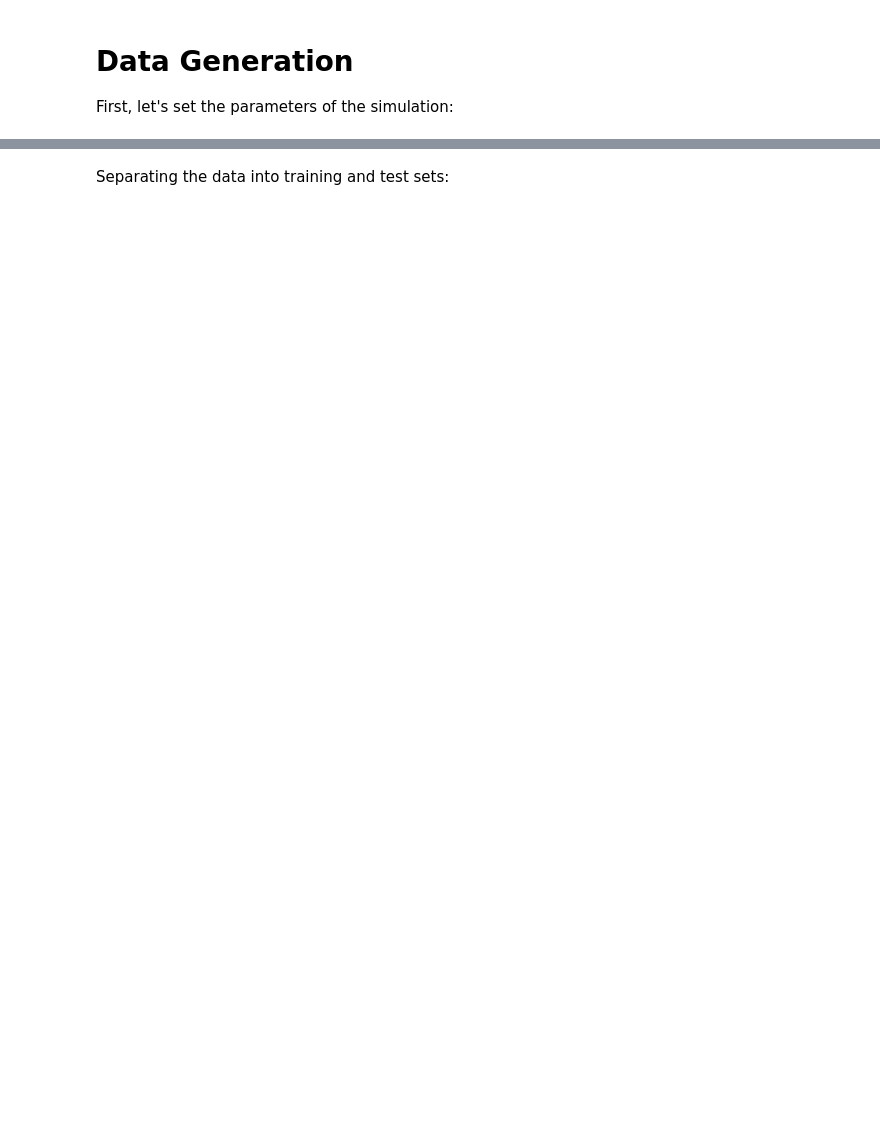
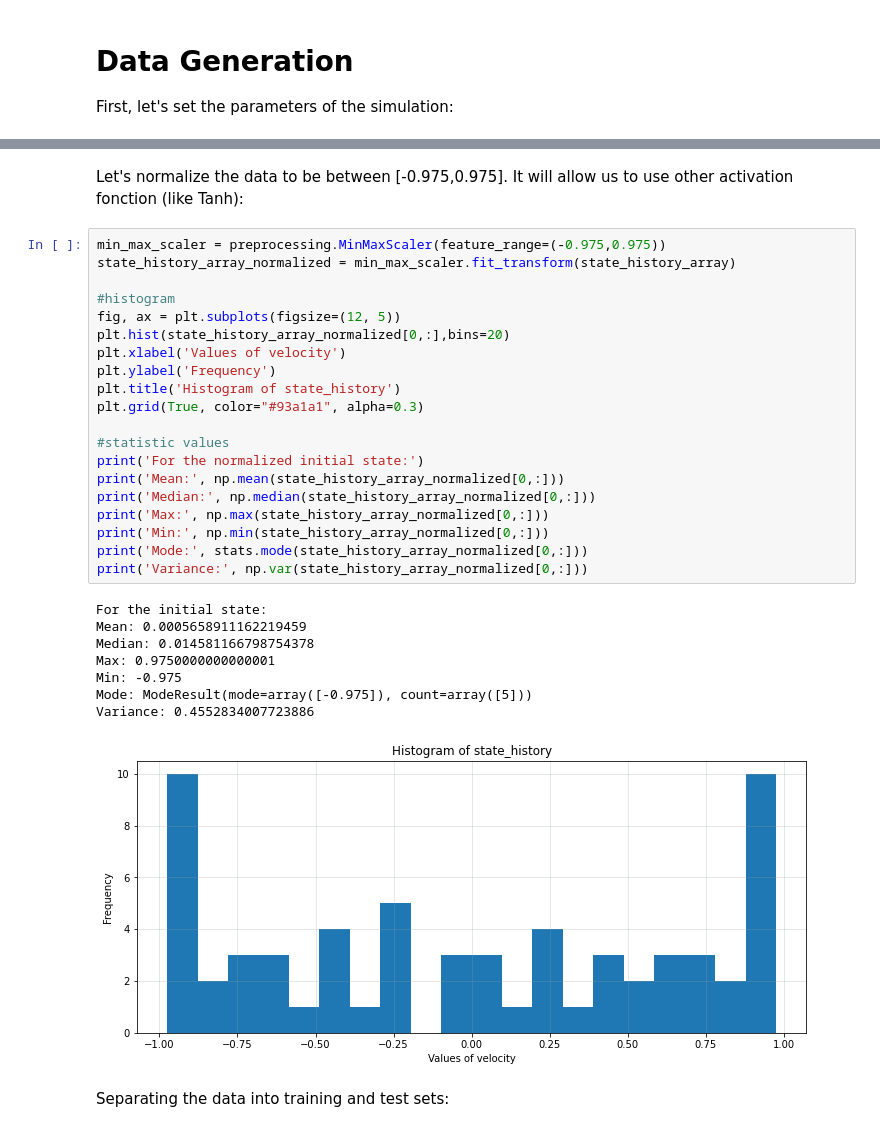
Before and after one commit to calladogt/Deep-learning-to-the-modeling-of-chaotic-dynamics-systems, a Jupyter notebook: Simulators/ks-simulator/KS-modelFF.ipynb, the cells around one changed output, grey strips where cells are left out. Cells and saved outputs as stored; diff of their text form; blank space fills up the shorter version.

```diff
--- a/Simulators/ks-simulator/KS-modelFF.ipynb
+++ b/Simulators/ks-simulator/KS-modelFF.ipynb
@@ -48,3 +177,34 @@ The final time: 1000.0
+# %% [markdown]
+Let's normalize the data to be between [-0.975,0.975]. It will allow us to use other activation fonction (like Tanh):
+# %%
+min_max_scaler = preprocessing.MinMaxScaler(feature_range=(-0.975,0.975))
+state_history_array_normalized = min_max_scaler.fit_transform(state_history_array)
+
+#histogram
+fig, ax = plt.subplots(figsize=(12, 5))
+plt.hist(state_history_array_normalized[0,:],bins=20)
+plt.xlabel('Values of velocity')
+plt.ylabel('Frequency')
+plt.title('Histogram of state_history')
+plt.grid(True, color="#93a1a1", alpha=0.3)
+
+#statistic values
+print('For the normalized initial state:')
+print('Mean:', np.mean(state_history_array_normalized[0,:]))
+print('Median:', np.median(state_history_array_normalized[0,:]))
+print('Max:', np.max(state_history_array_normalized[0,:]))
+print('Min:', np.min(state_history_array_normalized[0,:]))
+print('Mode:', stats.mode(state_history_array_normalized[0,:]))
+print('Variance:', np.var(state_history_array_normalized[0,:]))
+# %% [output]
+For the initial state:
+Mean: 0.0005658911162219459
+Median: 0.014581166798754378
+Max: 0.9750000000000001
+Min: -0.975
+Mode: ModeResult(mode=array([-0.975]), count=array([5]))
+Variance: 0.4552834007723886
+[figure, added]
 # %% [markdown]
 Separating the data into training and test sets:
 # %%
```
Also changed, not shown: parts of 15 cells of this notebook.
